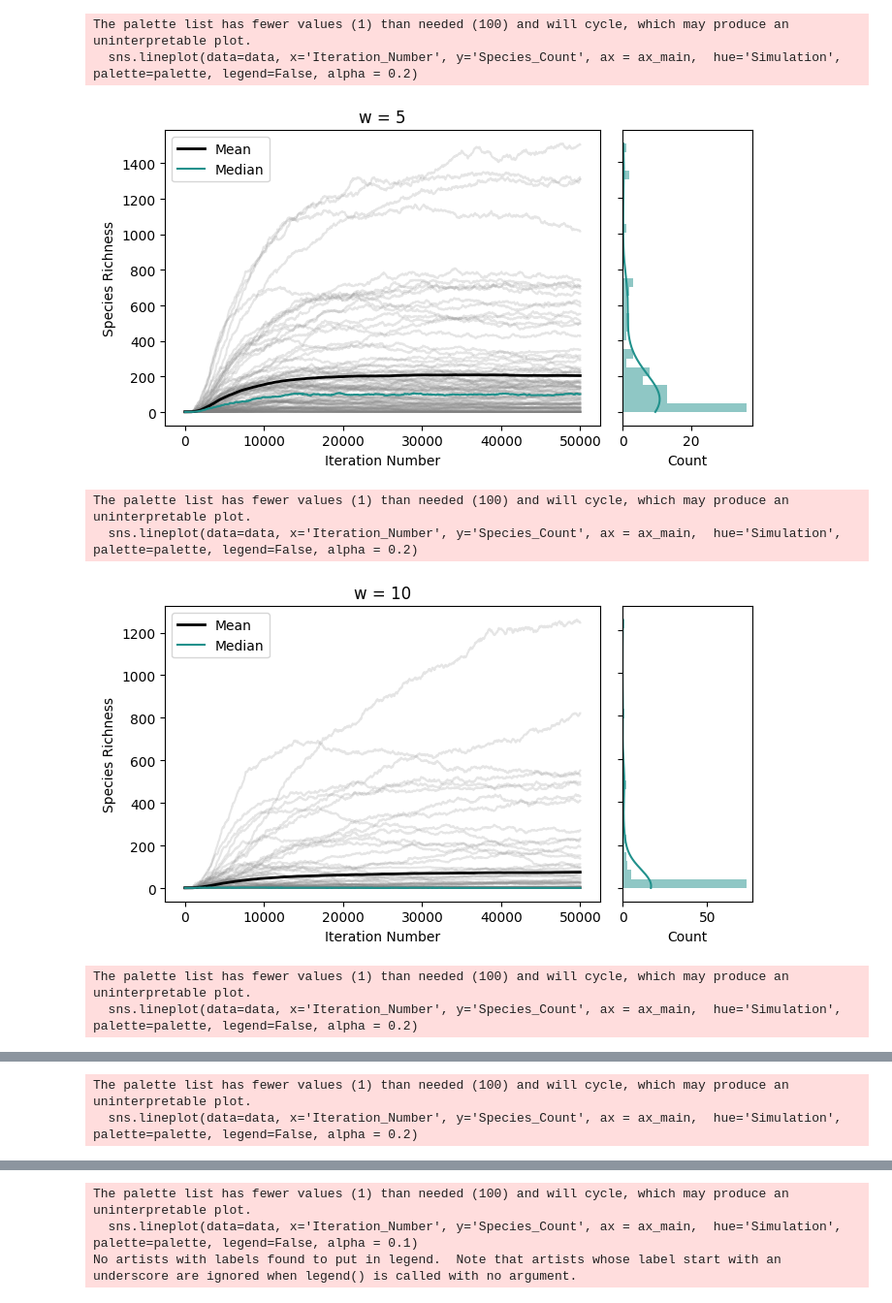
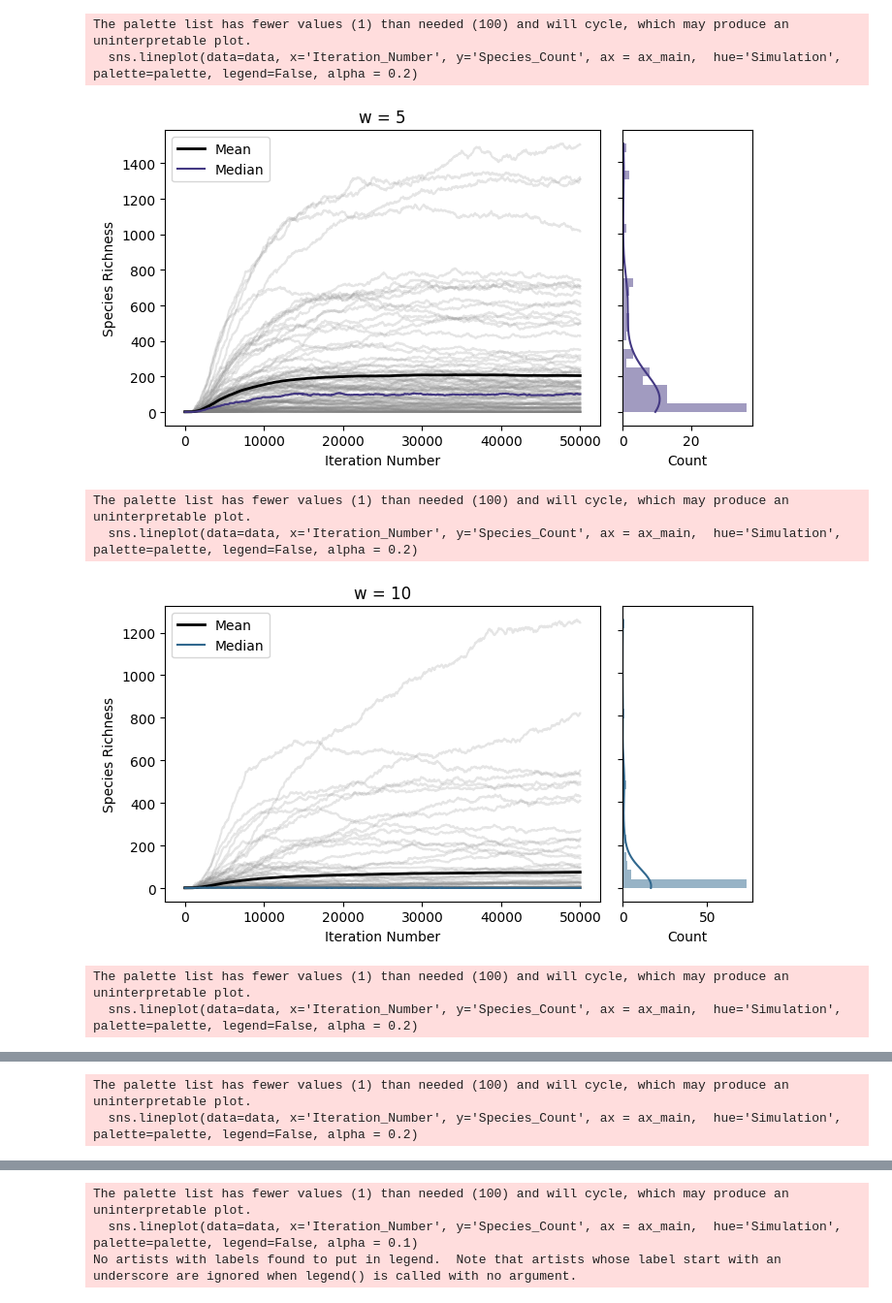
Before and after one commit to giuliabernardinieco/revosim-simulations, a Jupyter notebook: batches-results.ipynb, the cells around one changed output, grey strips where cells are left out. Shown at 97% size. Drawn from its saved outputs; the diff is of its cells as text; code cells hidden in the pictures.

Commit message:
improving the charts

```diff
--- a/batches-results.ipynb
+++ b/batches-results.ipynb
@@ -90,12 +91,14 @@ plt.show
 # %%
-palette = ['gray']
-import matplotlib.gridspec as gridspec
-
 # Group the combined DataFrame by 'Environment'
 grouped_df = combined_df.groupby('Environment')
 
+# Define the number of unique environments for coloring
+num_environments = len(grouped_df)
+colors = sns.color_palette("viridis", num_environments)
+palette = ['gray']
+
 # Plot for each environment
-for environment, data in grouped_df:
+for i, (environment, data) in enumerate(grouped_df):
     fig = plt.figure(figsize=(7, 4))
     gs = gridspec.GridSpec(3, 4)
     ax_main = plt.subplot(gs[:, :3])  # Adjusted the column index
@@ -104,36 +107,36 @@ for environment, data in grouped_df:
     sns.lineplot(data=data, x='Iteration_Number', y='Species_Count', ax = ax_main,  hue='Simulation', palette=palette, legend=False, alpha = 0.2)
     # Calculate mean and median for each iteration
     mean_values = data.groupby('Iteration_Number')['Species_Count'].mean()
     meadian_value = data.groupby('Iteration_Number')['Species_Count'].median()
     # Plot mean line
     ax_main.plot(mean_values.index, mean_values.values,  color='Black', linewidth = 2 , label='Mean')
-    ax_main.plot(meadian_value.index, meadian_value.values,  color=plt.cm.viridis(0.5), linestyle='-', label='Median')
+    ax_main.plot(meadian_value.index, meadian_value.values,  color=colors[i], linestyle='-', label='Median')
 
     # Plot distribution at equilibrium
     data_hist = data[data['Iteration_Number'] == 49999]
-    sns.histplot(data = data_hist, y = 'Species_Count', bins=30, ax=ax_yDist, color=plt.cm.viridis(0.5),kde=True, edgecolor = 'none' )
+    sns.histplot(data = data_hist, y = 'Species_Count', bins=30, ax=ax_yDist, color=colors[i],kde=True, edgecolor = 'none' )
 
     # Set title and axis
     ax_main.set_title(f"w = {environment}")
     ax_main.set_xlabel("Iteration Number")
     ax_main.set_ylabel("Species Richness")
 
     # Remove labels of numbers on the y-axis ans set labels
     ax_yDist.set_yticklabels([])
     ax_yDist.set_xlabel("Count")
     ax_yDist.set(ylabel=None)
 
     # Reduce the space between subplots
     plt.subplots_adjust(wspace=0.0)
 
     # Show legend
     ax_main.legend()
     plt.tight_layout()
     plt.show()
 # %% [output]
 The palette list has fewer values (1) than needed (100) and will cycle, which may produce an uninterpretable plot.
   sns.lineplot(data=data, x='Iteration_Number', y='Species_Count', ax = ax_main,  hue='Simulation', palette=palette, legend=False, alpha = 0.2)
-[figure, old version]
+[figure, new version]
 The palette list has fewer values (1) than needed (100) and will cycle, which may produce an uninterpretable plot.
   sns.lineplot(data=data, x='Iteration_Number', y='Species_Count', ax = ax_main,  hue='Simulation', palette=palette, legend=False, alpha = 0.2)
 [figure]
```
Also changed, not shown: parts of 3 cells of this notebook.
